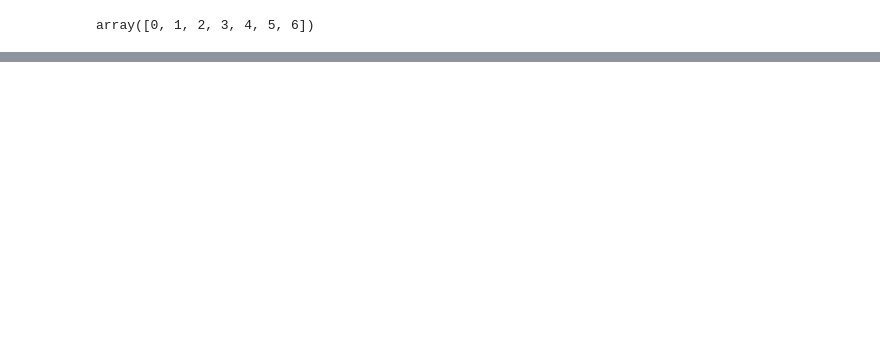
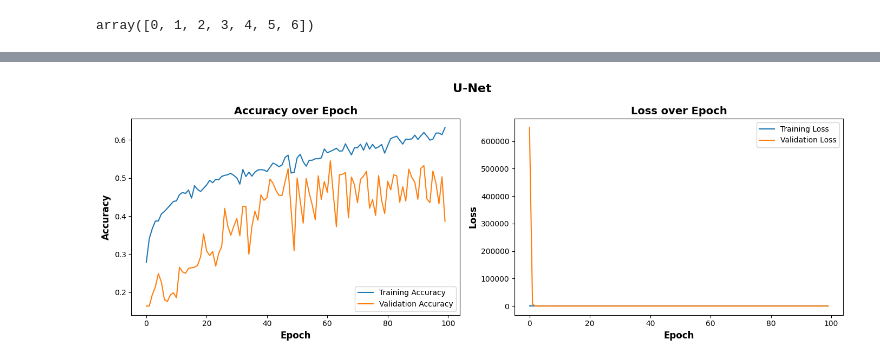
Before and after one commit to saatvik-t/Water-Body-Segmentation, a Jupyter notebook: Waterbody_Segmentation.ipynb, the cells around one changed output, grey strips where cells are left out. Cells and saved outputs as stored; diff of their text form; code cells hidden in the pictures; blank space fills up the shorter version.

```diff
--- a/Waterbody_Segmentation.ipynb
+++ b/Waterbody_Segmentation.ipynb
@@ -20,7 +23,7 @@ from tensorflow.keras import backend as K
 SIZE_X = 256
 SIZE_Y = 256
 n_classes=7
-num_images = 200
+num_images = 300
 # %%
 image_names = glob.glob('dataset/data_for_training_and_testing/image/*.jpg')
 image_names.sort()
@@ -142,0 +195,23 @@ print(y_train_cat.shape)
+# %%
+def plot_training_history(history, title):
+    fig, axes = plt.subplots(1, 2, figsize=(14, 5))
+
+    axes[0].plot(history.history['accuracy'])
+    axes[0].plot(history.history['val_accuracy'])
+    axes[0].set_title('Accuracy over Epoch', fontweight='bold', fontsize=14)
+    axes[0].set_ylabel('Accuracy', fontweight='bold', fontsize=12)
+    axes[0].set_xlabel('Epoch', fontweight='bold', fontsize=12)
+    axes[0].legend(['Training Accuracy', 'Validation Accuracy'], loc='lower right')
+
+    axes[1].plot(history.history['loss'])
+    axes[1].plot(history.history['val_loss'])
+    axes[1].set_title('Loss over Epoch', fontweight='bold', fontsize=14)
+    axes[1].set_ylabel('Loss', fontweight='bold', fontsize=12)
+    axes[1].set_xlabel('Epoch', fontweight='bold', fontsize=12)
+    axes[1].legend(['Training Loss', 'Validation Loss'], loc='upper right')
+
+    plt.suptitle(f'{title}', fontweight='bold', fontsize=16)
+
+    plt.tight_layout()
+    plt.subplots_adjust(top=0.85)
+    plt.show()
@@ -214,3 +356,9 @@ def build_unet(input_shape, n_classes):
 
     model = Model(inputs, outputs, name="U-Net-Enhanced")
     return model
+
+optimizer = Adam(learning_rate=0.001, weight_decay=1e-4)
+
+model_UNet = build_unet(input_shape, n_classes=7)
+model_UNet.compile(optimizer=optimizer, loss=combined_loss, metrics=['accuracy'])
+model_UNet.summary()
@@ -287,9 +387,9 @@ y_train_cat shape: (40, 256, 256, 7)
 # %%
-history = model.fit(X_train, y_train_cat,
-                    batch_size = 4,
-                    verbose=1,
-                    epochs=100,
-                    validation_data=(X_test, y_test_cat),
-                    shuffle=True)
+history_UNet = model_UNet.fit(X_train, y_train_cat,
+                              batch_size = 16,
+                              verbose=1,
+                              epochs=100,
+                              validation_data=(X_test, y_test_cat),
+                              shuffle=True)
 # %% [output]
 Epoch 1/100
@@ -379,0 +412,4 @@ for i in range (10):
+# %%
+plot_training_history(history_UNet, 'U-Net')
+# %% [output]
+[figure, added]
```
Also changed, not shown: parts of 29 cells of this notebook.
